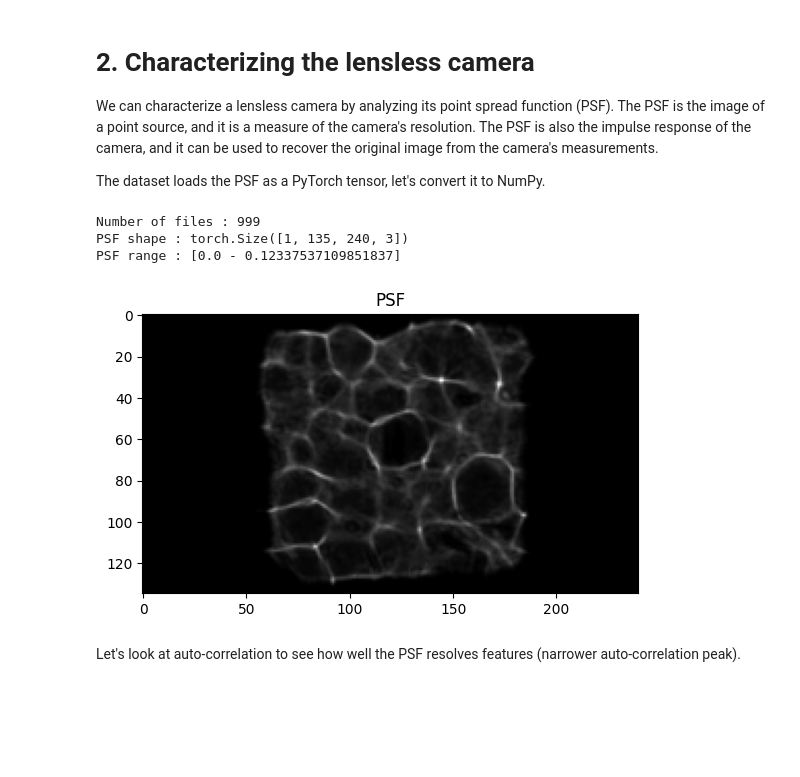
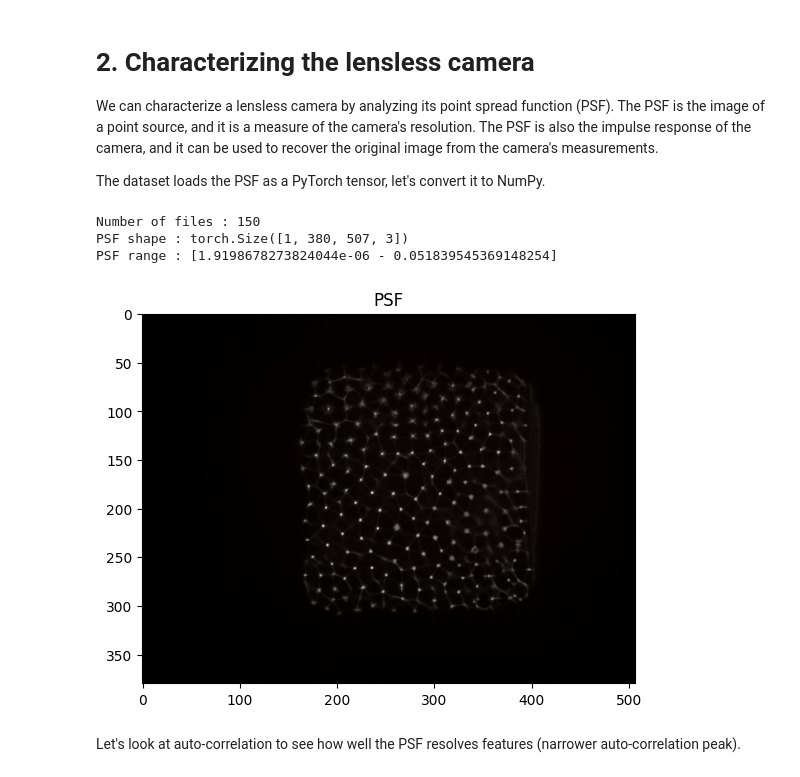
Before and after one commit to LCAV/LenslessPiCam, a Jupyter notebook: notebook/lenslesspicam_demo.ipynb, the cells around one changed output. Cells and saved outputs as stored; diff of their text form; code cells hidden in the pictures; blank space fills up the shorter version.

```diff
--- a/notebook/lenslesspicam_demo.ipynb
+++ b/notebook/lenslesspicam_demo.ipynb
@@ -60,32 +62,46 @@ The dataset loads the PSF as a PyTorch tensor, let's convert it to NumPy.
 # %%
 import matplotlib.pyplot as plt
 from lensless.utils.plot import plot_image
 from lensless.utils.dataset import get_dataset
+from lensless.utils.io import save_image
+from lensless.utils.image import gamma_correction
+import numpy as np
 
 CACHE_DIR = None   # path to download dataset, by default it is stored in ~/.cache/huggingface/datasets
 dataset = "diffusercam_mirflickr"
+dataset = "multilens_mirflickr_mini"
+
+gamma = 2
 
 # load test set
 test_set = get_dataset(
     dataset_name=dataset,
     split="test",
     cache_dir=CACHE_DIR
 )
 
 print(f"Number of files : {len(test_set)}")
 print(f"PSF shape : {test_set.psf.shape}")
 print(f"PSF range : [{test_set.psf.min()} - {test_set.psf.max()}]")
 
 psf = test_set.psf.numpy().squeeze()   # drop extra dimension for depth
 
 # plot PSF
-plot_image(psf, gamma=2)
+plot_image(psf, gamma=gamma)
 plt.title("PSF");
+
+# save PSF
+psf_norm = psf.copy()
+for i in range(psf.shape[2]):
+    psf_norm[:, :, i] = psf_norm[:, :, i] / np.max(psf_norm[:, :, i])
+    if gamma and gamma > 1:
+        psf_norm[:, :, i] = gamma_correction(psf_norm[:, :, i], gamma=gamma)
+save_image(psf_norm, f"psf.png")
 # %% [output]
-Number of files : 999
-PSF shape : torch.Size([1, 135, 240, 3])
-PSF range : [0.0 - 0.12337537109851837]
+Number of files : 150
+PSF shape : torch.Size([1, 380, 507, 3])
+PSF range : [1.9198678273824044e-06 - 0.051839545369148254]
-[figure, old version]
+[figure, new version]
 # %% [markdown]
 Let's look at auto-correlation to see how well the PSF resolves features (narrower auto-correlation peak).
 # %%
```
Also changed, not shown: parts of 5 cells of this notebook.
